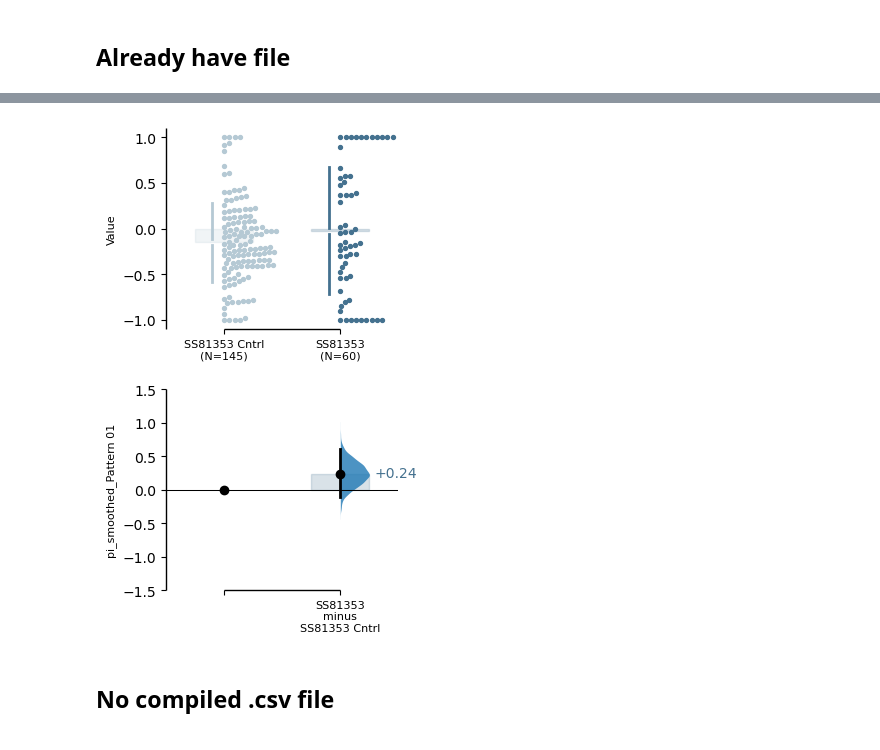
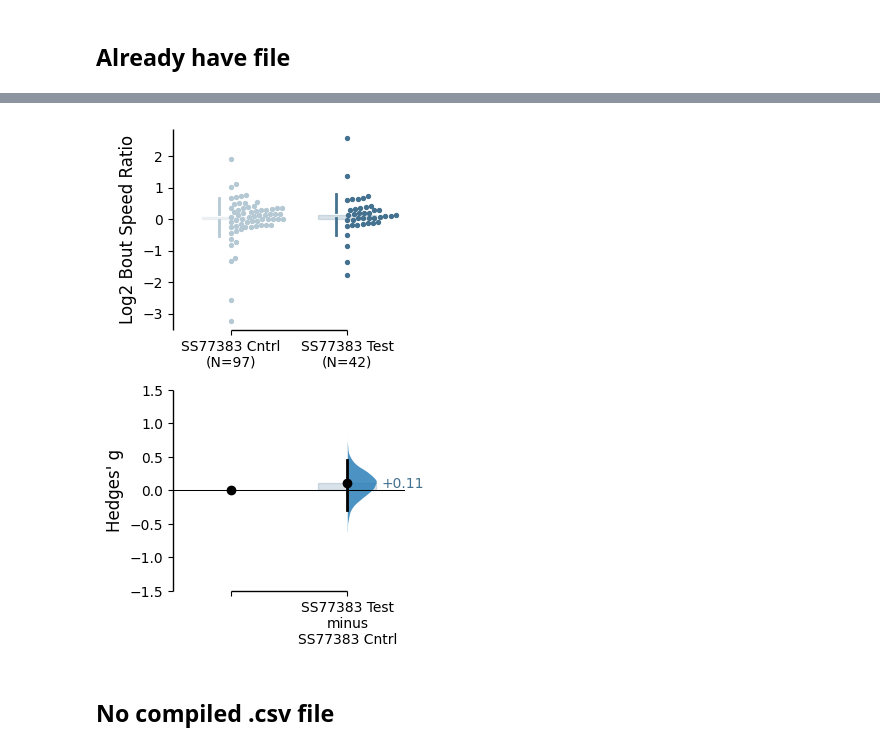
Before and after one commit to lnicole08/OSAR-Nicole-version, a Jupyter notebook: Single dabest plot.ipynb, the cells around one changed output, grey strips where cells are left out. Drawn from its saved outputs; the diff is of its cells as text; code cells hidden in the pictures.

```diff
--- a/Single dabest plot.ipynb
+++ b/Single dabest plot.ipynb
@@ -30,5 +27,5 @@ Numba compilation complete!
 # %%
-basegenotype = "SS81353"
+basegenotype = "SS77383"
 responder = "ACR"
 wt = "w1118"
 addNotes = basegenotype + " x " + responder
@@ -39,7 +36,7 @@ labcomp = "C:\\Users\\User\\"
 computer2 = "C:\\Users\\lnico\\"
 homecomp = "D:\\"
 filedirectory_OSAR = "ACC Lab Dropbox\\ACC Lab\\Nicole Lee\\DATA\\OSAR\\"
-specifiedpath = homecomp
+specifiedpath = labcomp
 
 baseDirectory_OSAR = specifiedpath + filedirectory_OSAR + addNotes
 
@@ -61,7 +58,7 @@ def singleplottingdabest(dfi, names, parameter):
     filter2 = dfi[(dfi['status'] == 'Sibling')].copy().reset_index(drop=True)
 
     dfrr[names + " Cntrl" ] = filter2[parameter]
-    dfrr[names] = filter1[parameter]
+    dfrr[names + " Test"] = filter1[parameter]
     #dfr1 = pd.concat([dfr1, dfrr], axis = 1)
 
     l = dfrr.columns.tolist()
@@ -78,10 +95,11 @@ df=pd.read_csv(files2)
 # %%
 full_light = df[df["light_intensity"] == "Full"].reset_index(drop=True)
-singleplottingdabest(full_light, basegenotype,'pi_smoothed_Pattern 01').hedges_g.plot(float_contrast=False, fontsize_rawylabel=8, fontsize_rawxlabel=8,
-                                                                      fontsize_contrastxlabel=8, fontsize_contrastylabel=8, raw_marker_size=2, contrast_marker_size=6,
-                                                                      custom_palette="Paired", contrast_label="pi_smoothed_Pattern 01", contrast_ylim=(-1.5,1.5));
+full_light['log2_pace_ratio_Pattern 01'] = full_light['log2_pace_ratio_Pattern 01'].replace([np.inf, -np.inf], np.nan)
+singleplottingdabest(full_light, basegenotype,'log2_pace_ratio_Pattern 01').hedges_g.plot(float_contrast=False, fontsize_rawylabel=12, fontsize_rawxlabel=10,
+                                                                      fontsize_contrastxlabel=10, fontsize_contrastylabel=12, raw_marker_size=2, contrast_marker_size=6,
+                                                                      custom_palette="Paired", raw_label= "Log2 Bout Speed Ratio", contrast_ylim=(-1.5,1.5), contrast_label="Hedges' g");
 # %% [output]
-[figure, old version]
+[figure, new version]
 # %% [markdown]
 ## No compiled .csv file
 # %%
```
Also changed, not shown: parts of 6 cells of this notebook, 4 other files.
